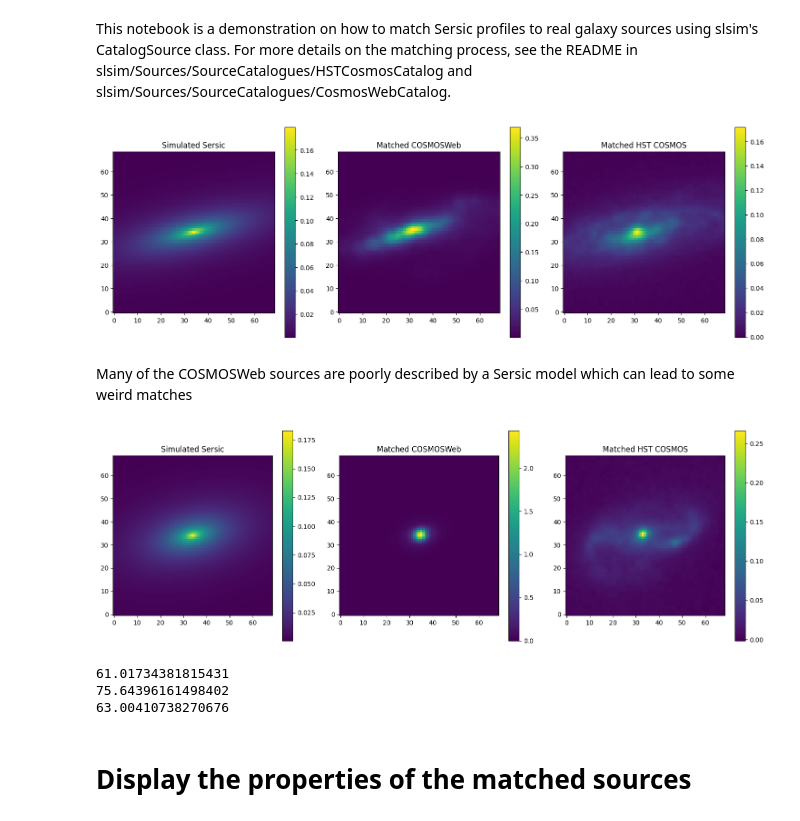
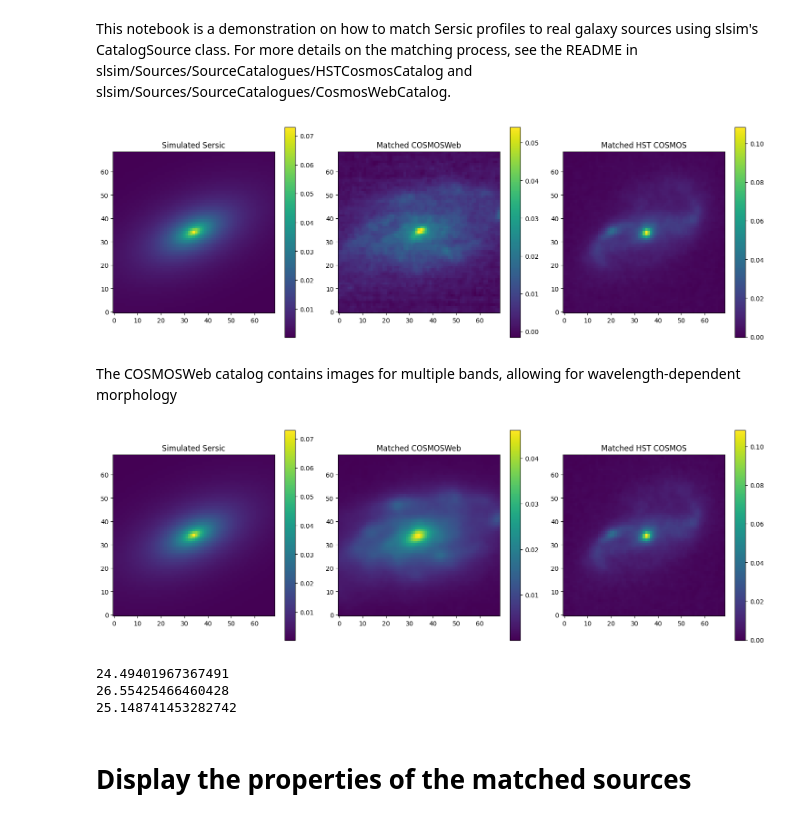
Before and after one commit to LSST-strong-lensing/slsim, a Jupyter notebook: notebooks/sersic_to_real_galaxy_source_matching.ipynb, the cells around one changed output. Saved outputs shown, nothing was run; the diff lists cells and outputs as text; code cells hidden in the pictures.

Commit message:
include support for catalogs with band-specific images in catalog_source

```diff
--- a/notebooks/sersic_to_real_galaxy_source_matching.ipynb
+++ b/notebooks/sersic_to_real_galaxy_source_matching.ipynb
@@ -21,20 +18,19 @@ warnings.filterwarnings("ignore")
 # %%
 cosmo = FlatLambdaCDM(H0=70, Om0=0.3)
 
-# Catalog: https://cosmos2025.iap.fr/catalog.html
-# Paper: https://www.aanda.org/articles/aa/abs/2025/12/aa55799-25/aa55799-25.html
-# This directory should contain the master catalog and the detection_images
-cosmos_web_path = "/home/ahuang314/COSMOS_WEB"
+# Catalog: https://zenodo.org/records/19188494
+# This directory should contain the catalog and corresponding images
+cosmos_web_path = "/home/alhuang/COSMOSWeb_galaxy_catalog"
 
 # Catalog: https://zenodo.org/records/3242143
-hst_cosmos_path = "/home/ahuang314/COSMOS_23.5_training_sample"
+hst_cosmos_path = "/home/alhuang/COSMOS_23.5_training_sample"
 
 # arbitrary mag zero point
 m_zp = 25
 
 
 # Define a helper function
-def simulate_images(source_dict):
+def simulate_images(source_dict, band):
     source1 = Source(
         extended_source_type="single_sersic",
         cosmo=cosmo,
@@ -106,7 +102,7 @@ def simulate_images(source_dict):
     image_list.append(
         sharp_image(
             lens_class=lens_class1,
-            band="i",
+            band=band,
             mag_zero_point=m_zp,
             num_pix=num_pix,
             delta_pix=pixscale,
@@ -119,7 +115,7 @@ def simulate_images(source_dict):
     image_list.append(
         sharp_image(
             lens_class=lens_class2,
-            band="i",
+            band=band,
             mag_zero_point=m_zp,
             num_pix=num_pix,
             delta_pix=pixscale,
@@ -132,7 +128,7 @@ def simulate_images(source_dict):
     image_list.append(
         sharp_image(
             lens_class=lens_class3,
-            band="i",
+            band=band,
             mag_zero_point=m_zp,
             num_pix=num_pix,
             delta_pix=pixscale,
@@ -163,36 +155,37 @@ def plot_images(image_list):
 # build source dict for SLSIM
 source_dict = {
     "z": 0.5,
-    "mag_i": 20.3,
+    "mag_g": 21.3,
+    "mag_r": 21.3,
+    "mag_i": 21.3,
+    "mag_z": 21.3,
+    "mag_y": 21.3,
     "n_sersic": 1.4,
     "angular_size": 0.52,  # arcseconds
-    "e1": -0.49697001616620306,
+    "e1": -0.21697001616620306,
     "e2": 0.240998265256000574,
     "center_x": 0.0,
     "center_y": 0.0,
 }
 
-image_list, lens_classes = simulate_images(source_dict)
+image_list, lens_classes = simulate_images(source_dict, band="g")
 plot_images(image_list)
 # %% [output]
-[figure, old version]
+[figure, new version]
 # %% [markdown]
-Many of the COSMOSWeb sources are poorly described by a Sersic model which can lead to some weird matches
+The COSMOSWeb catalog contains images for multiple bands, allowing for wavelength-dependent morphology
 # %%
-source_dict["e1"] = -0.29697001616620306
-source_dict["e2"] = 0.140998265256000574
-
-image_list, lens_classes = simulate_images(source_dict)
+image_list, lens_classes = simulate_images(source_dict, band="z")
 plot_images(image_list)
 # %% [output]
-[figure, old version]
+[figure, new version]
 # %%
 for image in image_list:
     print(np.sum(image))
 # %% [output]
-61.01734381815431
-75.64396161498402
-63.00410738270676
+24.49401967367491
+26.55425466460428
+25.148741453282742
 # %% [markdown]
 # Display the properties of the matched sources
 # %%
```
Also changed, not shown: parts of 8 cells of this notebook, 6 other files.
